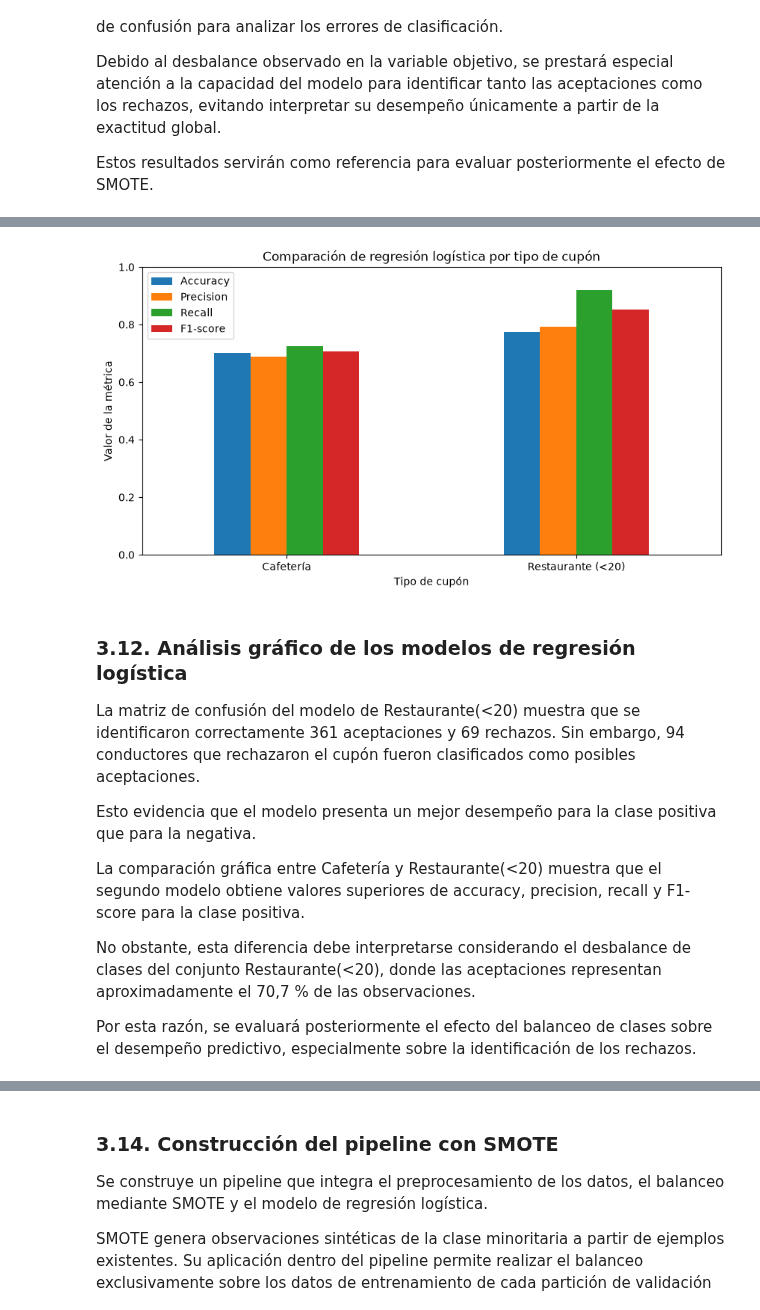
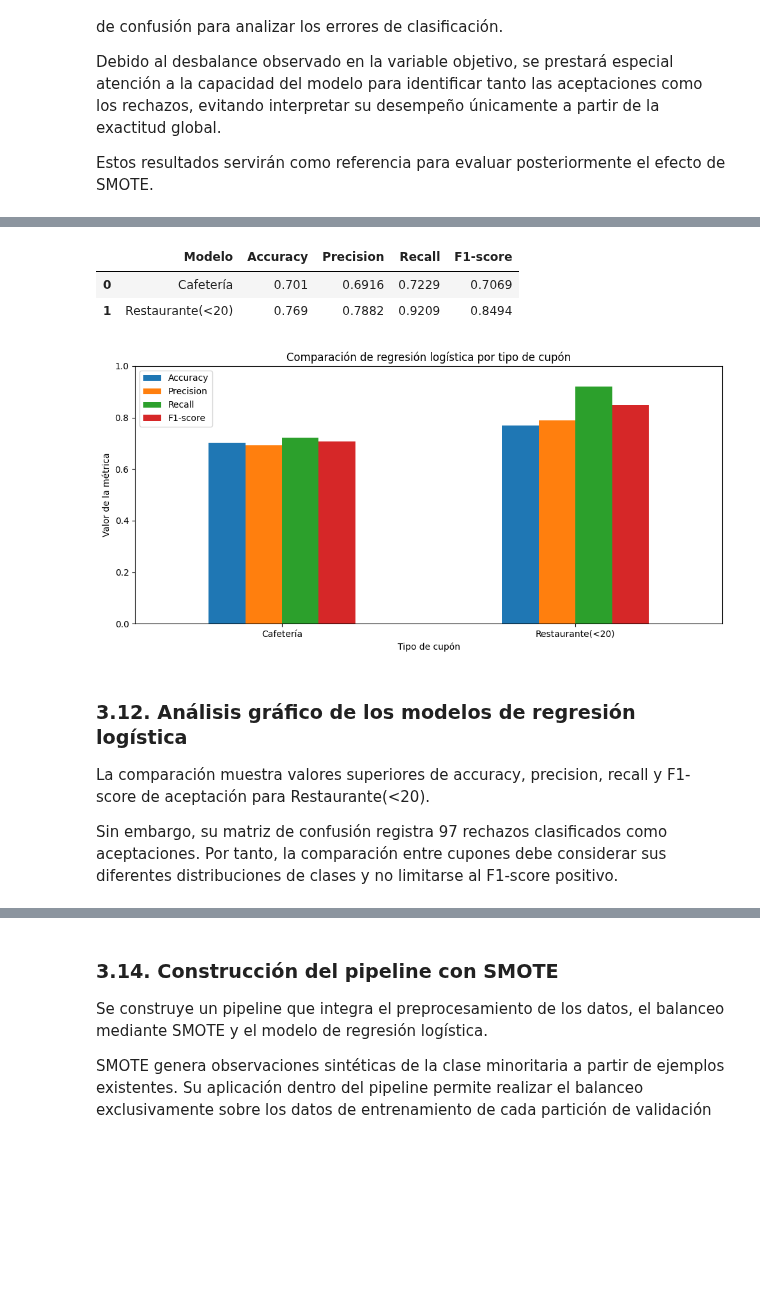
Before and after one commit to lauraS191/MaterialDeClase-ISIS-2611, a Jupyter notebook: 202620/Laboratorios/L3/Laboratorio3-Punto4.ipynb, the cells around one changed output, grey strips where cells are left out. Drawn from its saved outputs; the diff is of its cells as text; code cells hidden in the pictures; blank space fills up the shorter version.

```diff
--- a/202620/Laboratorios/L3/Laboratorio3-Punto4.ipynb
+++ b/202620/Laboratorios/L3/Laboratorio3-Punto4.ipynb
@@ -535,9 +635,11 @@ Las transformaciones se ajustarán utilizando únicamente el conjunto de entrena
 # %%
 numericas_features = ['temperatura']
 
-categoricas_features = X_train_caf.select_dtypes(
-    include=['object', 'str']
-).columns.tolist()
+categoricas_features = [
+    columna
+    for columna in X_train_caf.columns
+    if columna not in numericas_features
+]
 
 print("Variables numéricas:")
 print(numericas_features)
@@ -613,9 +715,11 @@ Posteriormente se realizará una búsqueda de hiperparámetros mediante validaci
 from sklearn.linear_model import LogisticRegression
 
 pipeline_rl = Pipeline(steps=[
-    ('preprocesador', preprocesador),
+    ('preprocesador', clone(preprocesador)),
     ('modelo', LogisticRegression(
-        max_iter=1000
+        max_iter=1000,
+        random_state=1,
+        n_jobs=1
     ))
 ])
 
@@ -713,7 +816,7 @@ grid_rl_caf = GridSearchCV(
     param_grid=param_grid,
     cv=kfold,
     scoring='f1',
-    n_jobs=-1
+    n_jobs=-2
 )
 
 grid_rl_caf
@@ -863,7 +958,7 @@ grid_rl_res = GridSearchCV(
     param_grid=param_grid,
     cv=kfold,
     scoring='f1',
-    n_jobs=-1
+    n_jobs=-2
 )
 
 # Entrenamiento
@@ -1004,41 +1091,43 @@ plt.show()
 # %%
-import pandas as pd
-import matplotlib.pyplot as plt
+comparacion_rl = pd.DataFrame([
+    {
+        'Modelo': nombre,
+        'Accuracy': accuracy_score(y_real, y_pred),
+        'Precision': precision_score(y_real, y_pred),
+        'Recall': recall_score(y_real, y_pred),
+        'F1-score': f1_score(y_real, y_pred)
+    }
+    for nombre, y_real, y_pred in [
+        ('Cafetería', y_test_caf, y_pred_caf),
+        ('Restaurante(<20)', y_test_res, y_pred_res)
+    ]
+])
 
-comparacion_rl = pd.DataFrame({
-    'Modelo': ['Cafetería', 'Restaurante (<20)'],
-    'Accuracy': [0.7005, 0.7734],
-    'Precision': [0.6897, 0.7934],
-    'Recall': [0.7261, 0.9186],
-    'F1-score': [0.7075, 0.8514]
-})
+display(comparacion_rl.round(4))
 
 comparacion_rl.set_index('Modelo').plot(
     kind='bar',
     figsize=(10, 5)
 )
 
 plt.title('Comparación de regresión logística por tipo de cupón')
 plt.ylabel('Valor de la métrica')
 plt.xlabel('Tipo de cupón')
 plt.ylim(0, 1)
 plt.xticks(rotation=0)
-plt.legend()
+plt.tight_layout()
 plt.show()
 # %% [output]
+|  | Modelo | Accuracy | Precision | Recall | F1-score |
+| 0 | Cafetería | 0.701 | 0.6916 | 0.7229 | 0.7069 |
+| 1 | Restaurante(<20) | 0.769 | 0.7882 | 0.9209 | 0.8494 |
-[figure, old version]
+[figure, new version]
 # %% [markdown]
 ### 3.12. Análisis gráfico de los modelos de regresión logística
 
-La matriz de confusión del modelo de Restaurante(<20) muestra que se identificaron correctamente 361 aceptaciones y 69 rechazos. Sin embargo, 94 conductores que rechazaron el cupón fueron clasificados como posibles aceptaciones.
+La comparación muestra valores superiores de accuracy, precision, recall y F1-score de aceptación para Restaurante(<20).
 
-Esto evidencia que el modelo presenta un mejor desempeño para la clase positiva que para la negativa.
-
-La comparación gráfica entre Cafetería y Restaurante(<20) muestra que el segundo modelo obtiene valores superiores de accuracy, precision, recall y F1-score para la clase positiva.
-
-No obstante, esta diferencia debe interpretarse considerando el desbalance de clases del conjunto Restaurante(<20), donde las aceptaciones representan aproximadamente el 70,7 % de las observaciones.
-
-Por esta razón, se evaluará posteriormente el efecto del balanceo de clases sobre el desempeño predictivo, especialmente sobre la identificación de los rechazos.
+Sin embargo, su matriz de confusión registra 97 rechazos clasificados como aceptaciones. Por tanto, la comparación entre cupones debe considerar sus diferentes distribuciones de clases y no limitarse al F1-score positivo.
 # %% [markdown]
 ### 3.13. Tratamiento del desbalance de clases mediante SMOTE
 
```
Also changed, not shown: parts of 105 cells of this notebook, 2 other files.
